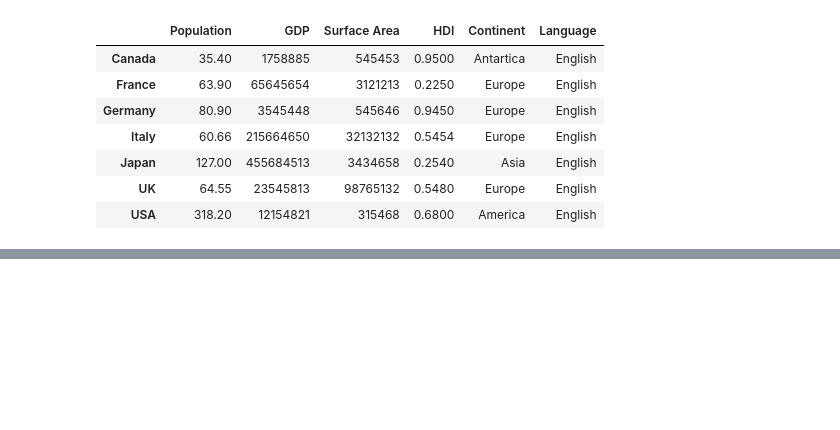
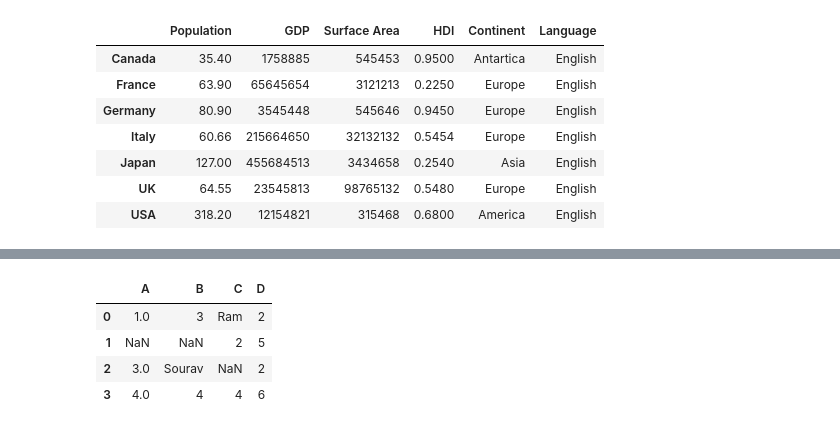
Before and after one commit to omsouravsharma/DataAnalysis_python, a Jupyter notebook: Data_analysis.ipynb, the cells around one changed output, grey strips where cells are left out. Drawn from its saved outputs; the diff is of its cells as text; code cells hidden in the pictures; blank space fills up the shorter version.

```diff
--- a/Data_analysis.ipynb
+++ b/Data_analysis.ipynb
@@ -1090,0 +1224,17 @@ df
+# %%
+# Datafram dropping null values
+
+df = pd.DataFrame({
+    'A':[1,np.nan,3,4],
+    'B':[3,np.nan,'Sourav',4],
+    'C':['Ram',2,np.nan,4],
+    'D': [2,5,2,6]
+})
+# %%
+df
+# %% [output]
+|  | A | B | C | D |
+| 0 | 1.0 | 3 | Ram | 2 |
+| 1 | NaN | NaN | 2 | 5 |
+| 2 | 3.0 | Sourav | NaN | 2 |
+| 3 | 4.0 | 4 | 4 | 6 |
```
Also changed, not shown: parts of 58 cells of this notebook, 4 other files.
